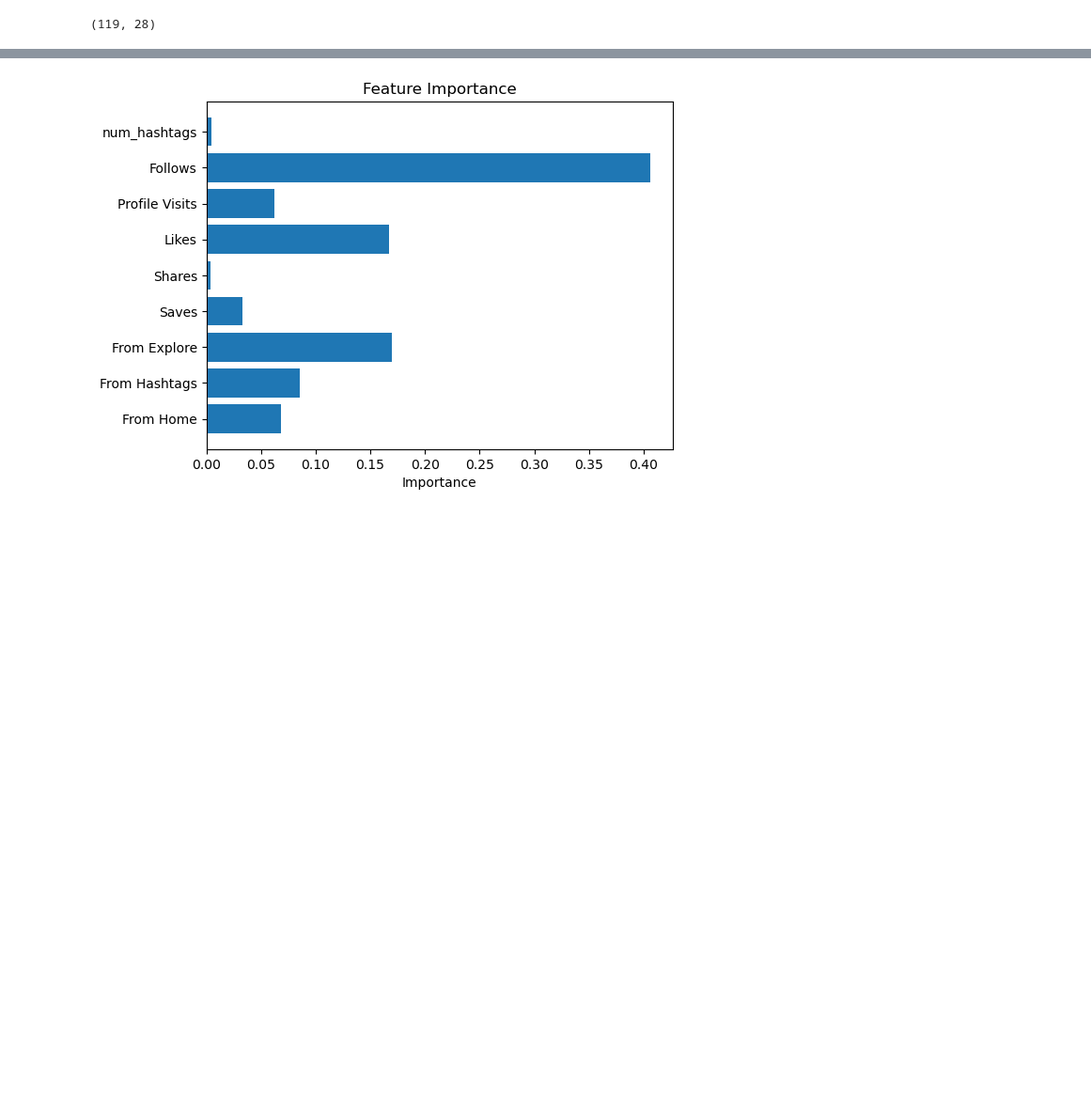
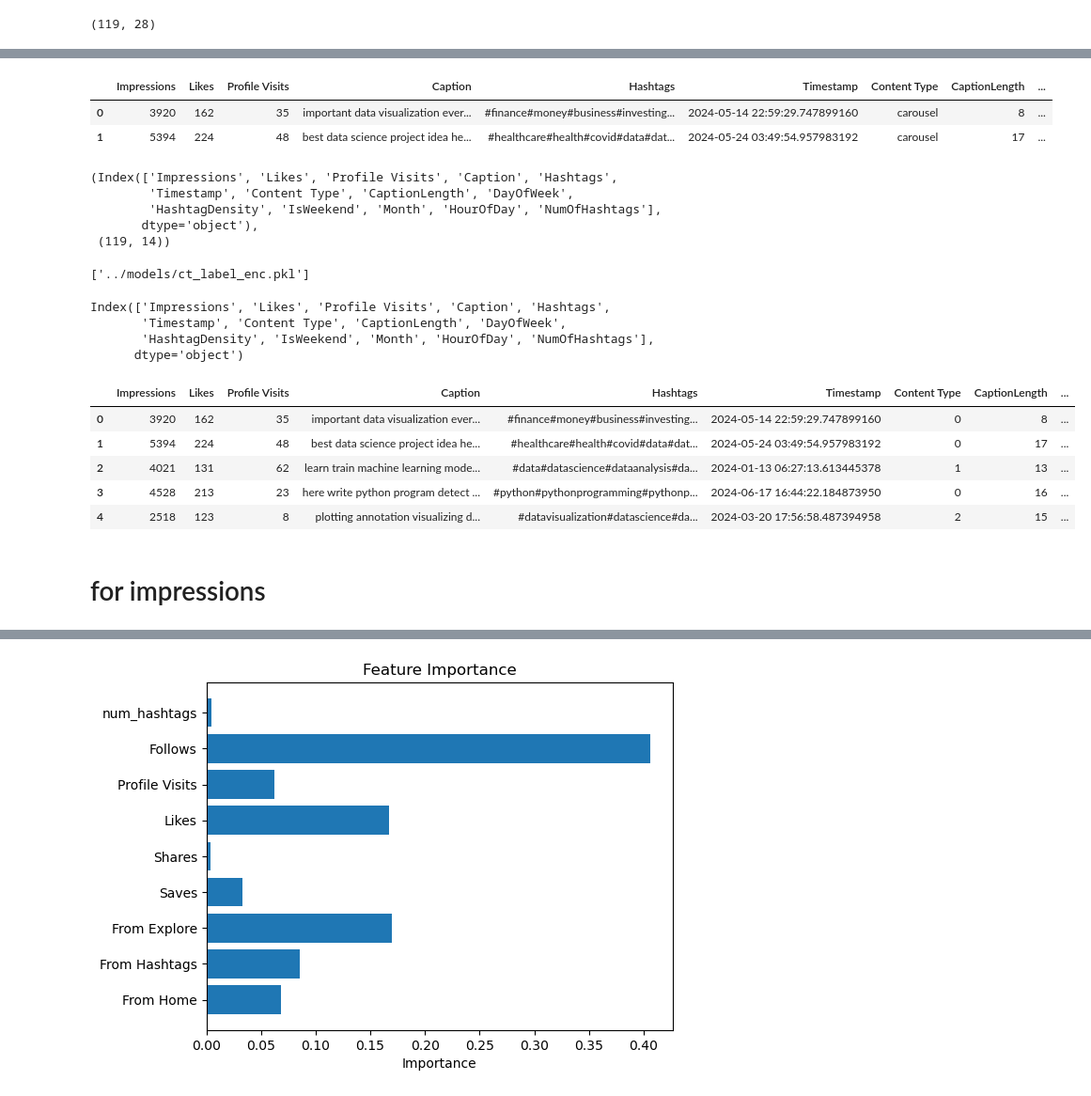
Before and after one commit to ayomide-100/instagram-reach-analysis, a Jupyter notebook: notebooks/modelling.ipynb, the cells around one changed output, grey strips where cells are left out. Shown at 94% size. Drawn from its saved outputs; the diff is of its cells as text; code cells hidden in the pictures; blank space fills up the shorter version.

Commit message:
improved model training and evaluations

```diff
--- a/notebooks/modelling.ipynb
+++ b/notebooks/modelling.ipynb
@@ -54,0 +48,43 @@ Train xgboost regressor
+# %%
+cols = ['From Home', 'From Hashtags', 'From Explore',
+       'From Other', 'Saves', 'Comments', 'Shares',
+       'Follows', 'EngagementRate', 'HashtagCount', 'FromHomeRatio',
+        'FromHashtagsRatio', 'FromExploreRatio', 'FromOtherRatio',]
+df = df.drop(labels=cols, axis=1)
+# %%
+df.head(2)
+# %% [output]
+|  | Impressions | Likes | Profile Visits | Caption | Hashtags | Timestamp | Content Type | CaptionLength | ... |
+| 0 | 3920 | 162 | 35 | important data visualization ever... | #finance#money#business#investing... | 2024-05-14 22:59:29.747899160 | carousel | 8 | ... |
+| 1 | 5394 | 224 | 48 | best data science project idea he... | #healthcare#health#covid#data#dat... | 2024-05-24 03:49:54.957983192 | carousel | 17 | ... |
+# %%
+df.columns, df.shape
+# %% [output]
+(Index(['Impressions', 'Likes', 'Profile Visits', 'Caption', 'Hashtags',
+        'Timestamp', 'Content Type', 'CaptionLength', 'DayOfWeek',
+        'HashtagDensity', 'IsWeekend', 'Month', 'HourOfDay', 'NumOfHashtags'],
+       dtype='object'),
+ (119, 14))
+# %%
+label_enc = LabelEncoder()
+df["Content Type"] = label_enc.fit_transform(df["Content Type"])
+# %%
+joblib.dump(value=label_enc, filename="../models/ct_label_enc.pkl")
+# %% [output]
+['../models/ct_label_enc.pkl']
+# %%
+df.columns
+# %% [output]
+Index(['Impressions', 'Likes', 'Profile Visits', 'Caption', 'Hashtags',
+       'Timestamp', 'Content Type', 'CaptionLength', 'DayOfWeek',
+       'HashtagDensity', 'IsWeekend', 'Month', 'HourOfDay', 'NumOfHashtags'],
+      dtype='object')
+# %%
+df.head()
+# %% [output]
+|  | Impressions | Likes | Profile Visits | Caption | Hashtags | Timestamp | Content Type | CaptionLength | ... |
+| 0 | 3920 | 162 | 35 | important data visualization ever... | #finance#money#business#investing... | 2024-05-14 22:59:29.747899160 | 0 | 8 | ... |
+| 1 | 5394 | 224 | 48 | best data science project idea he... | #healthcare#health#covid#data#dat... | 2024-05-24 03:49:54.957983192 | 0 | 17 | ... |
+| 2 | 4021 | 131 | 62 | learn train machine learning mode... | #data#datascience#dataanalysis#da... | 2024-01-13 06:27:13.613445378 | 1 | 13 | ... |
+| 3 | 4528 | 213 | 23 | here write python program detect ... | #python#pythonprogramming#pythonp... | 2024-06-17 16:44:22.184873950 | 0 | 16 | ... |
+| 4 | 2518 | 123 | 8 | plotting annotation visualizing d... | #datavisualization#datascience#da... | 2024-03-20 17:56:58.487394958 | 2 | 15 | ... |
@@ -54,0 +139,2 @@ Train xgboost regressor
+# %% [markdown]
+# for impressions
```
Also changed, not shown: parts of 17 cells of this notebook.
